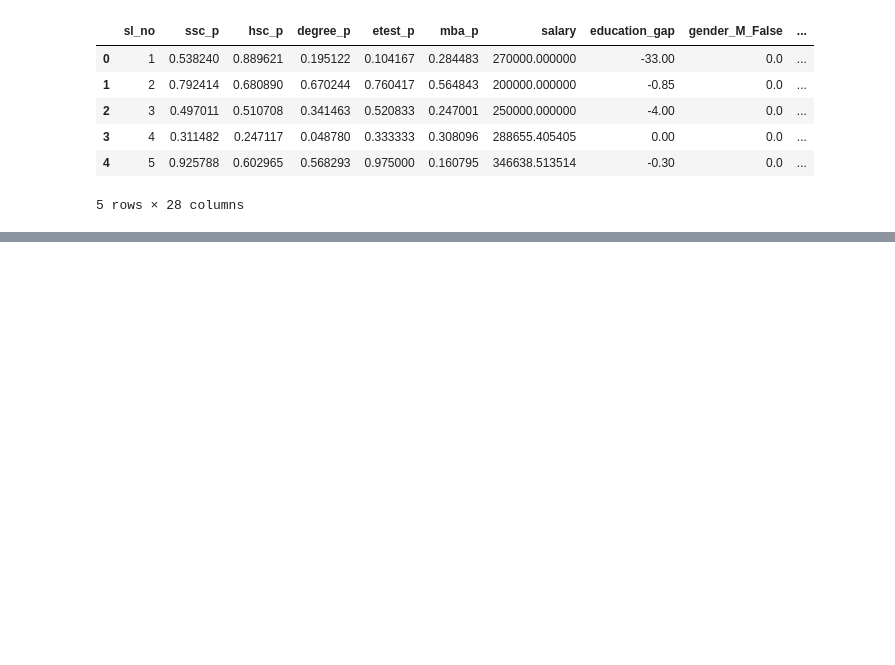
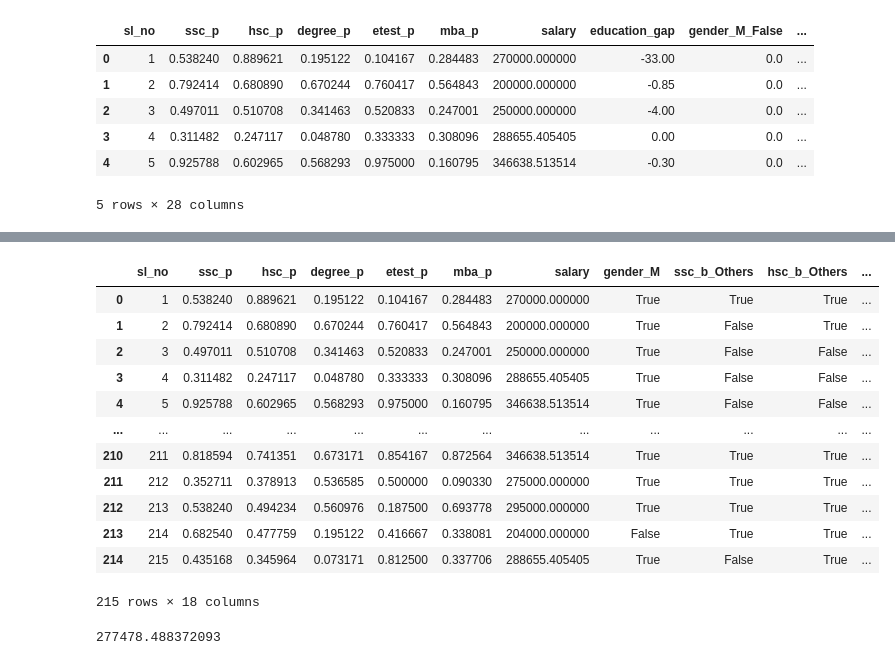
Before and after one commit to Pranav-Marwaha-73/O7-test, a Jupyter notebook: Data.ipynb, the cells around one changed output, grey strips where cells are left out. Drawn from its saved outputs; the diff is of its cells as text; code cells hidden in the pictures; blank space fills up the shorter version.

```diff
--- a/Data.ipynb
+++ b/Data.ipynb
@@ -285,0 +279,21 @@ ValueError: Could not interpret value `status` for `x`. An entry with this name
+# %%
+data
+# %% [output]
+|  | sl_no | ssc_p | hsc_p | degree_p | etest_p | mba_p | salary | gender_M | ssc_b_Others | hsc_b_Others | ... |
+| 0 | 1 | 0.538240 | 0.889621 | 0.195122 | 0.104167 | 0.284483 | 270000.000000 | True | True | True | ... |
+| 1 | 2 | 0.792414 | 0.680890 | 0.670244 | 0.760417 | 0.564843 | 200000.000000 | True | False | True | ... |
+| 2 | 3 | 0.497011 | 0.510708 | 0.341463 | 0.520833 | 0.247001 | 250000.000000 | True | False | False | ... |
+| 3 | 4 | 0.311482 | 0.247117 | 0.048780 | 0.333333 | 0.308096 | 288655.405405 | True | False | False | ... |
+| 4 | 5 | 0.925788 | 0.602965 | 0.568293 | 0.975000 | 0.160795 | 346638.513514 | True | False | False | ... |
+| ... | ... | ... | ... | ... | ... | ... | ... | ... | ... | ... | ... |
+| 210 | 211 | 0.818594 | 0.741351 | 0.673171 | 0.854167 | 0.872564 | 346638.513514 | True | True | True | ... |
+| 211 | 212 | 0.352711 | 0.378913 | 0.536585 | 0.500000 | 0.090330 | 275000.000000 | True | True | True | ... |
+| 212 | 213 | 0.538240 | 0.494234 | 0.560976 | 0.187500 | 0.693778 | 295000.000000 | True | True | True | ... |
+| 213 | 214 | 0.682540 | 0.477759 | 0.195122 | 0.416667 | 0.338081 | 204000.000000 | False | True | True | ... |
+| 214 | 215 | 0.435168 | 0.345964 | 0.073171 | 0.812500 | 0.337706 | 288655.405405 | True | False | True | ... |
+215 rows × 18 columns
+# %%
+mean_salary = data['salary'].mean()
+mean_salary
+# %% [output]
+277478.488372093
```
Also changed, not shown: parts of 3 cells of this notebook.
